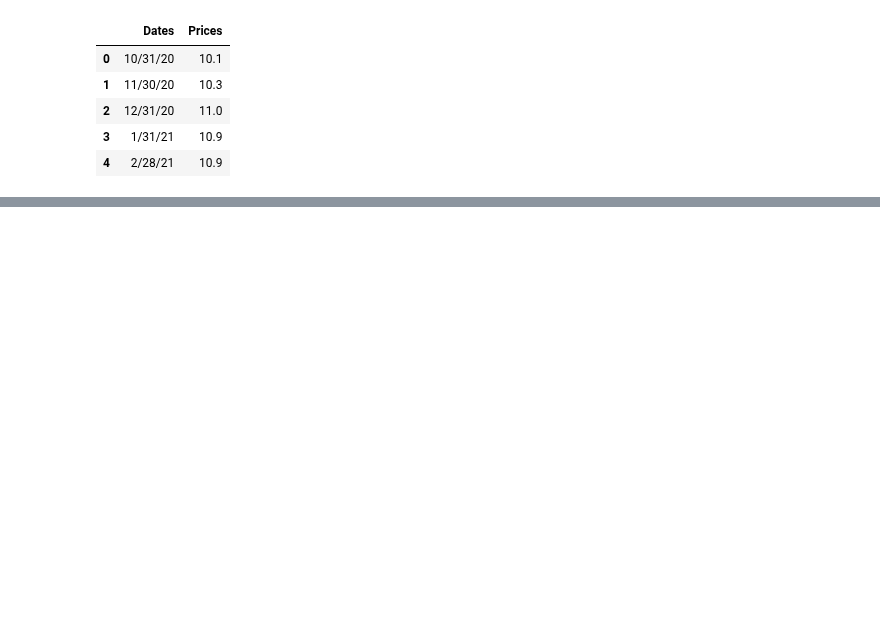
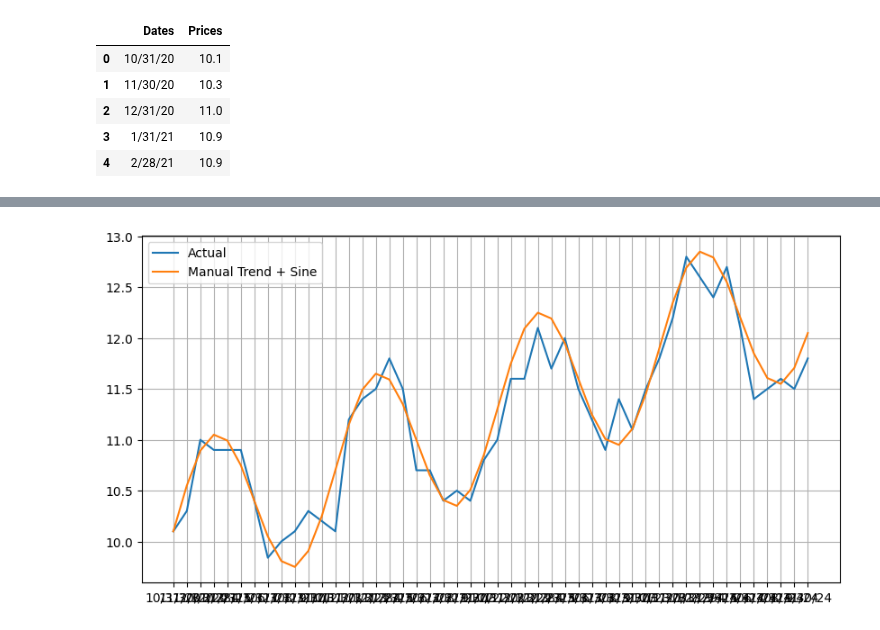
Before and after one commit to aqeel-alwehimd/commodity_quant_research, a Jupyter notebook: scripts/nat_gas.ipynb, the cells around one changed output, grey strips where cells are left out. Drawn from its saved outputs; the diff is of its cells as text; code cells hidden in the pictures; blank space fills up the shorter version.

```diff
--- a/scripts/nat_gas.ipynb
+++ b/scripts/nat_gas.ipynb
@@ -15,0 +99,33 @@ df.head()
+# %%
+# time index
+t = np.arange(len(df))
+y = df["Prices"].values
+
+# ----------------------------
+# MANUAL PARAMETERS (edit these)
+# ----------------------------
+a = y[0]          # baseline level
+b = 0.05          # slope (trend per step)
+A = 0.8           # oscillation amplitude
+w = 2 * np.pi / 12  # cycle length (12-month seasonality)
+phi = 0           # phase shift
+
+# ----------------------------
+# model
+# ----------------------------
+def model(t):
+    return a + b*t + A * np.sin(w*t + phi)
+
+y_fit = model(t)
+
+# ----------------------------
+# plot
+# ----------------------------
+plt.figure(figsize=(10,5))
+plt.plot(df["Dates"], y, label="Actual")
+plt.plot(df["Dates"], y_fit, label="Manual Trend + Sine")
+plt.legend()
+plt.grid(True)
+plt.show()
+# %% [output]
+[figure, added]
```
Also changed, not shown: parts of 47 cells of this notebook, 1 other file.
